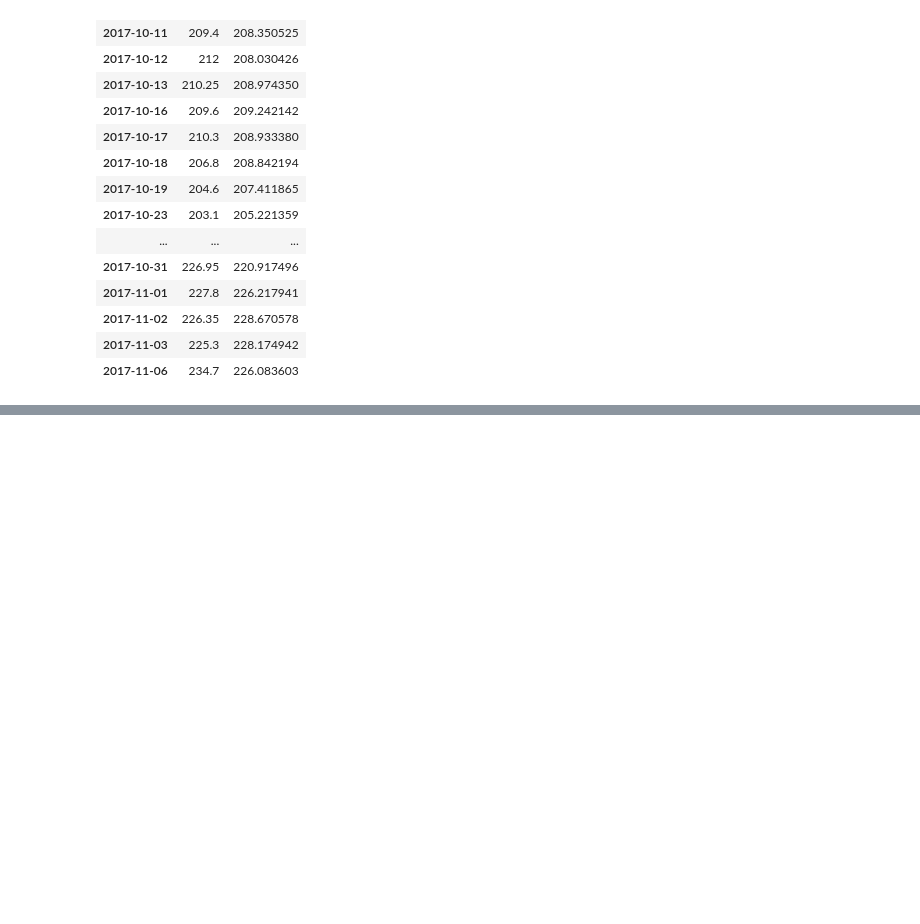
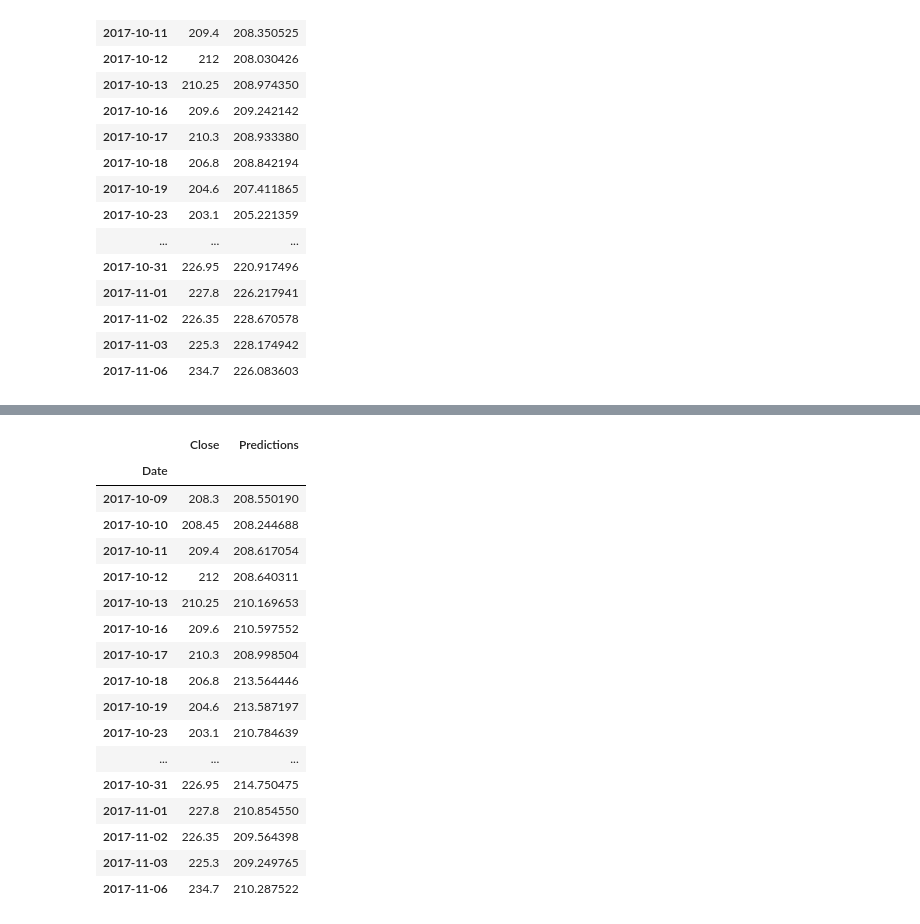
Before and after one commit to aryan4avj/Stock-Analysis-and-Prediction, a Jupyter notebook: stock_market_project.ipynb, the cells around one changed output, grey strips where cells are left out. Saved outputs shown, nothing was run; the diff lists cells and outputs as text; code cells hidden in the pictures; blank space fills up the shorter version.

```diff
--- a/stock_market_project.ipynb
+++ b/stock_market_project.ipynb
@@ -366,0 +422,21 @@ valid_data.head(20)
+# %%
+valid_data.head(20)
+# %% [output]
+|  | Close | Predictions |
+| Date |  |  |
+| 2017-10-09 | 208.3 | 208.550190 |
+| 2017-10-10 | 208.45 | 208.244688 |
+| 2017-10-11 | 209.4 | 208.617054 |
+| 2017-10-12 | 212 | 208.640311 |
+| 2017-10-13 | 210.25 | 210.169653 |
+| 2017-10-16 | 209.6 | 210.597552 |
+| 2017-10-17 | 210.3 | 208.998504 |
+| 2017-10-18 | 206.8 | 213.564446 |
+| 2017-10-19 | 204.6 | 213.587197 |
+| 2017-10-23 | 203.1 | 210.784639 |
+| ... | ... | ... |
+| 2017-10-31 | 226.95 | 214.750475 |
+| 2017-11-01 | 227.8 | 210.854550 |
+| 2017-11-02 | 226.35 | 209.564398 |
+| 2017-11-03 | 225.3 | 209.249765 |
+| 2017-11-06 | 234.7 | 210.287522 |
```
Also changed, not shown: parts of 8 cells of this notebook.
